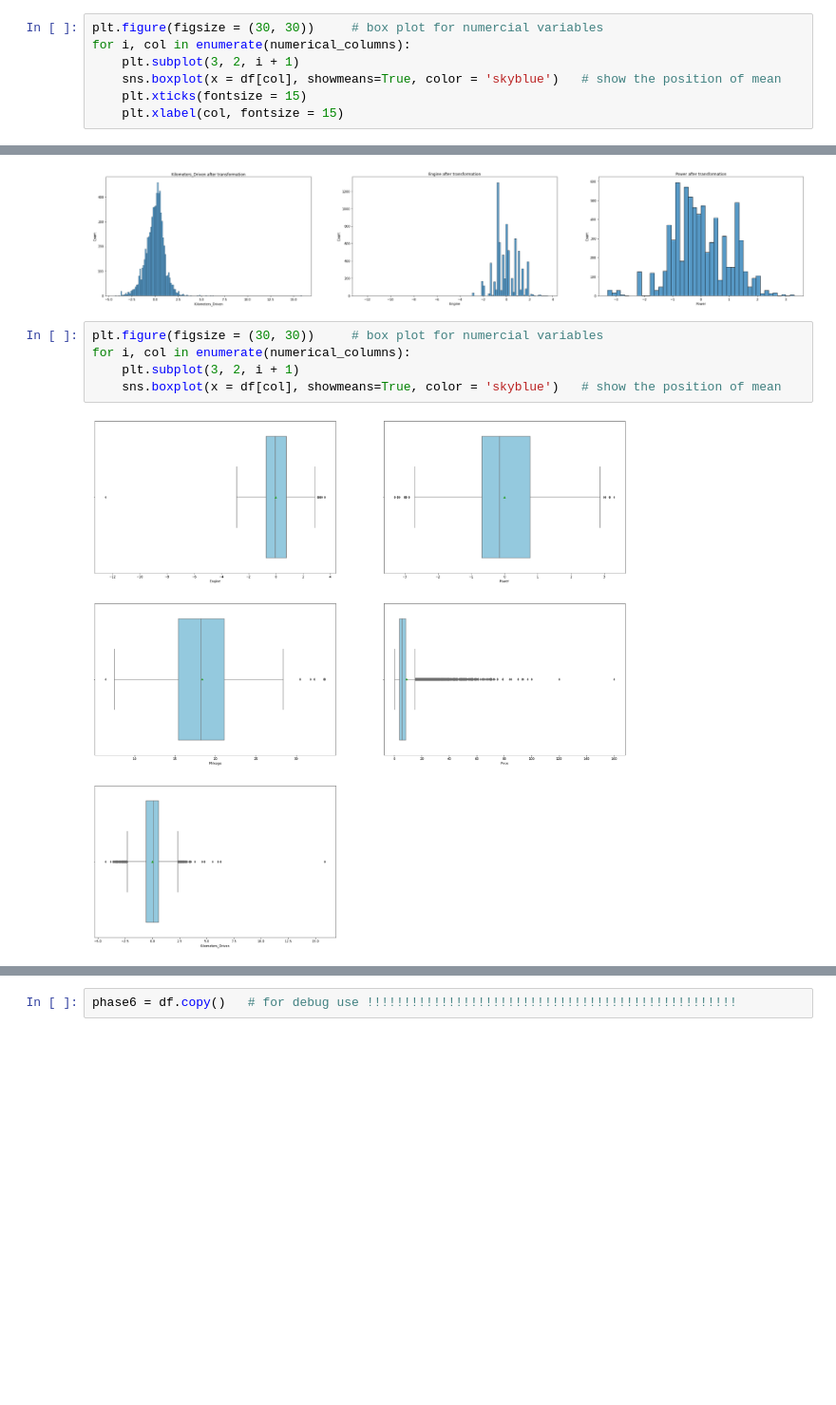
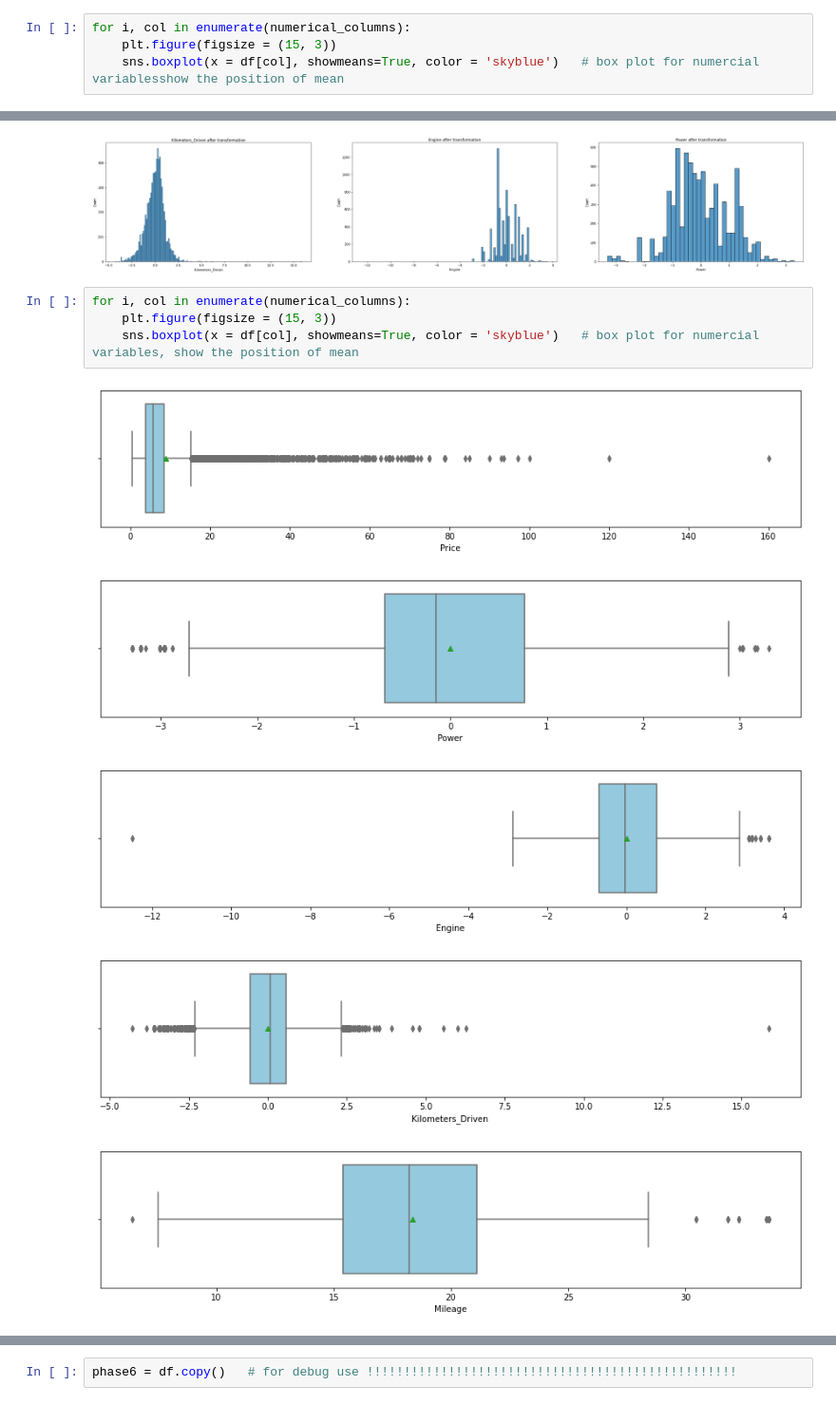
Before and after one commit to liangym2014/Data-science-and-machine-learning, a Jupyter notebook: 2.Cars4U_Project_Solution_Yanming.ipynb, the cells around one changed output, grey strips where cells are left out. Shown at 95% size. Saved outputs shown, nothing was run; the diff lists cells and outputs as text; blank space fills up the shorter version.

```diff
--- a/2.Cars4U_Project_Solution_Yanming.ipynb
+++ b/2.Cars4U_Project_Solution_Yanming.ipynb
@@ -413,8 +413,5 @@ for i, col in enumerate(numerical_columns):
 # %%
-plt.figure(figsize = (30, 30))     # box plot for numercial variables
 for i, col in enumerate(numerical_columns):
-    plt.subplot(3, 2, i + 1)
-    sns.boxplot(x = df[col], showmeans=True, color = 'skyblue')   # show the position of mean
-    plt.xticks(fontsize = 15)
-    plt.xlabel(col, fontsize = 15)
+    plt.figure(figsize = (15, 3))
+    sns.boxplot(x = df[col], showmeans=True, color = 'skyblue')   # box plot for numercial variablesshow the position of mean
 # %% [output]
@@ -744,10 +745,13 @@ plot_distribution(skewed_columns, 'after')
 # %% [output]
 [figure]
 # %%
-plt.figure(figsize = (30, 30))     # box plot for numercial variables
 for i, col in enumerate(numerical_columns):
-    plt.subplot(3, 2, i + 1)
-    sns.boxplot(x = df[col], showmeans=True, color = 'skyblue')   # show the position of mean
+    plt.figure(figsize = (15, 3))
+    sns.boxplot(x = df[col], showmeans=True, color = 'skyblue')   # box plot for numercial variables, show the position of mean
 # %% [output]
-[figure, old version]
+[figure, new version]
+[figure, added]
+[figure, added]
+[figure, added]
+[figure, added]
 # %% [markdown]
```
Also changed, not shown: parts of 46 cells of this notebook.
